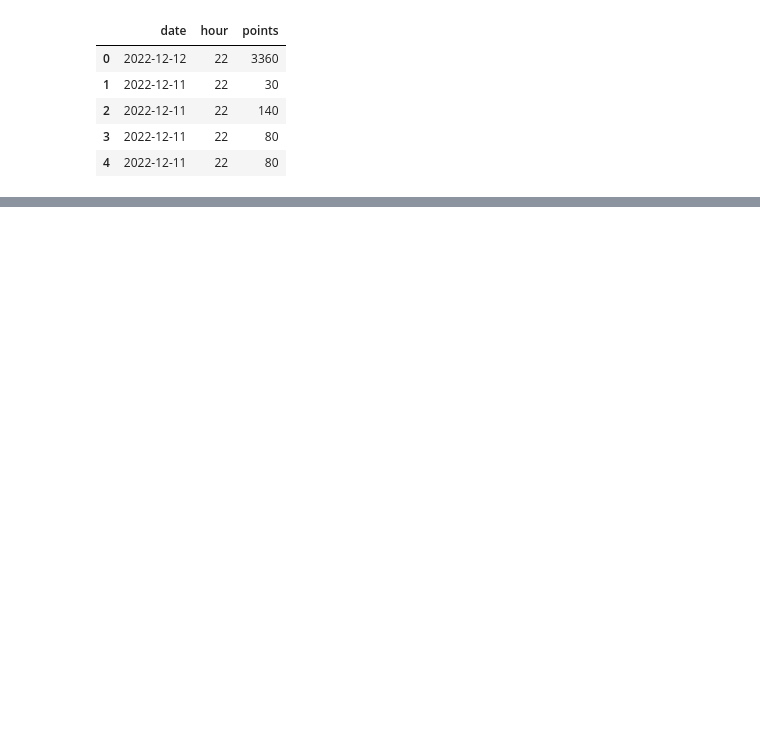
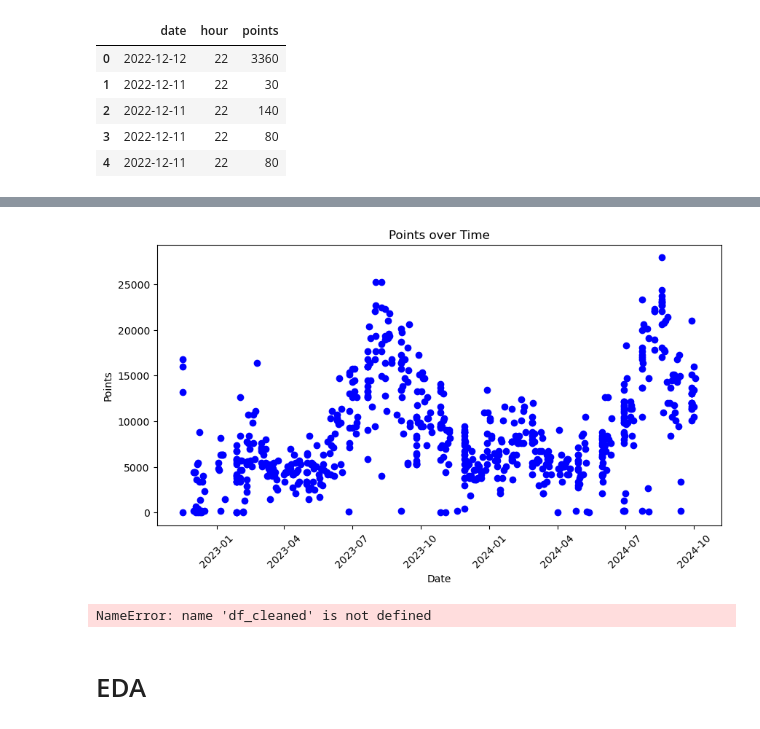
Before and after one commit to Walter1G/SVC_Time_Series, a Jupyter notebook: scv_points_time_series.ipynb, the cells around one changed output, grey strips where cells are left out. Saved outputs shown, nothing was run; the diff lists cells and outputs as text; code cells hidden in the pictures; blank space fills up the shorter version.

```diff
--- a/scv_points_time_series.ipynb
+++ b/scv_points_time_series.ipynb
@@ -12,0 +125,18 @@ df.head()
+# %%
+df_cleaned = df[~df.isin(outliers)].dropna()
+# %%
+plt.figure(figsize=(10, 5))
+plt.scatter(df_cleaned['date'], df_cleaned['points'], color='blue')
+plt.title('Points over Time')
+plt.xlabel('Date')
+plt.ylabel('Points')
+plt.xticks(rotation=45)
+plt.show()
+# %% [output]
+[figure, added]
+# %%
+df_cleaned.corr()
+# %% [output]
+NameError: name 'df_cleaned' is not defined
+# %% [markdown]
+# EDA
```
Also changed, not shown: parts of 24 cells of this notebook, 25 other files.
